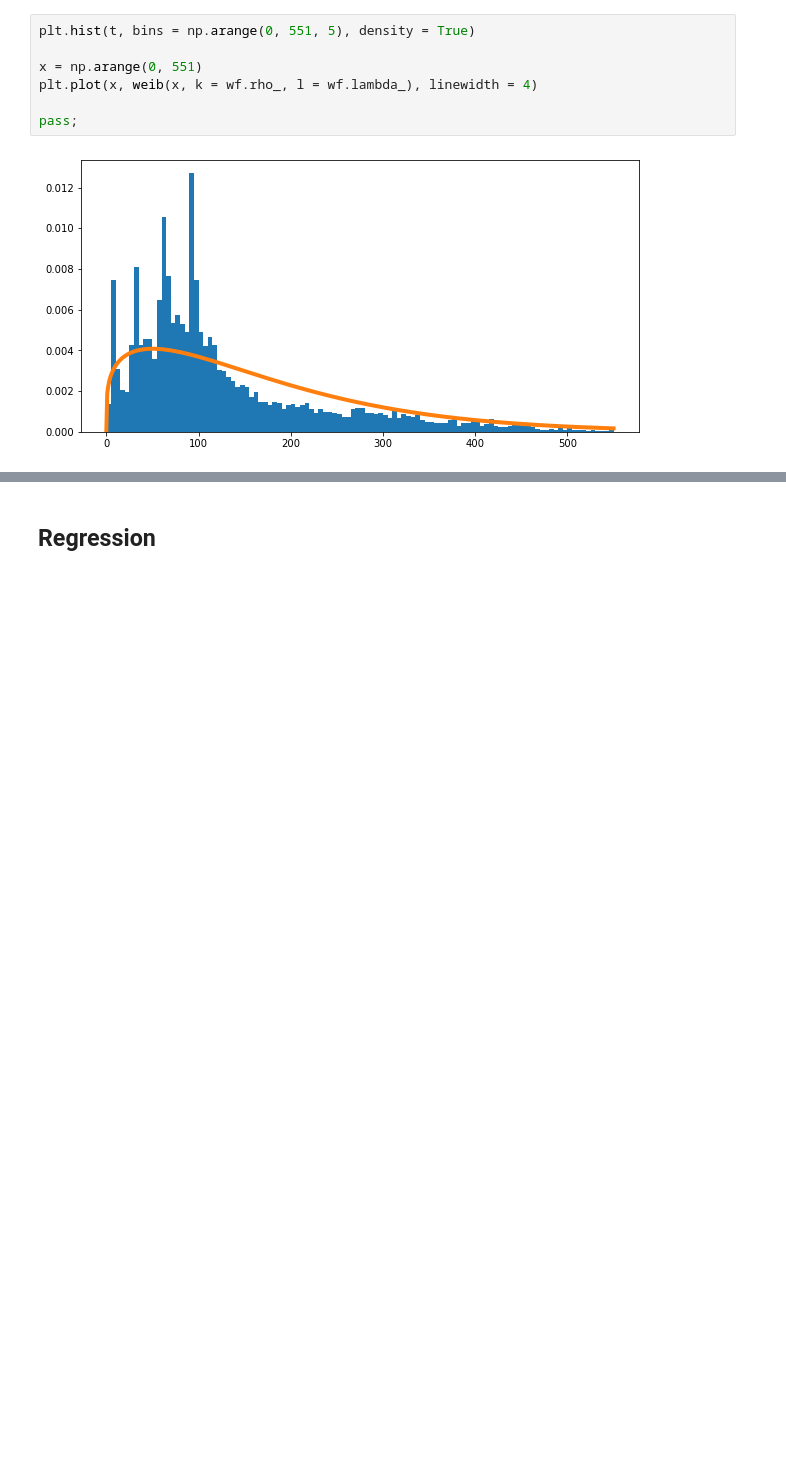
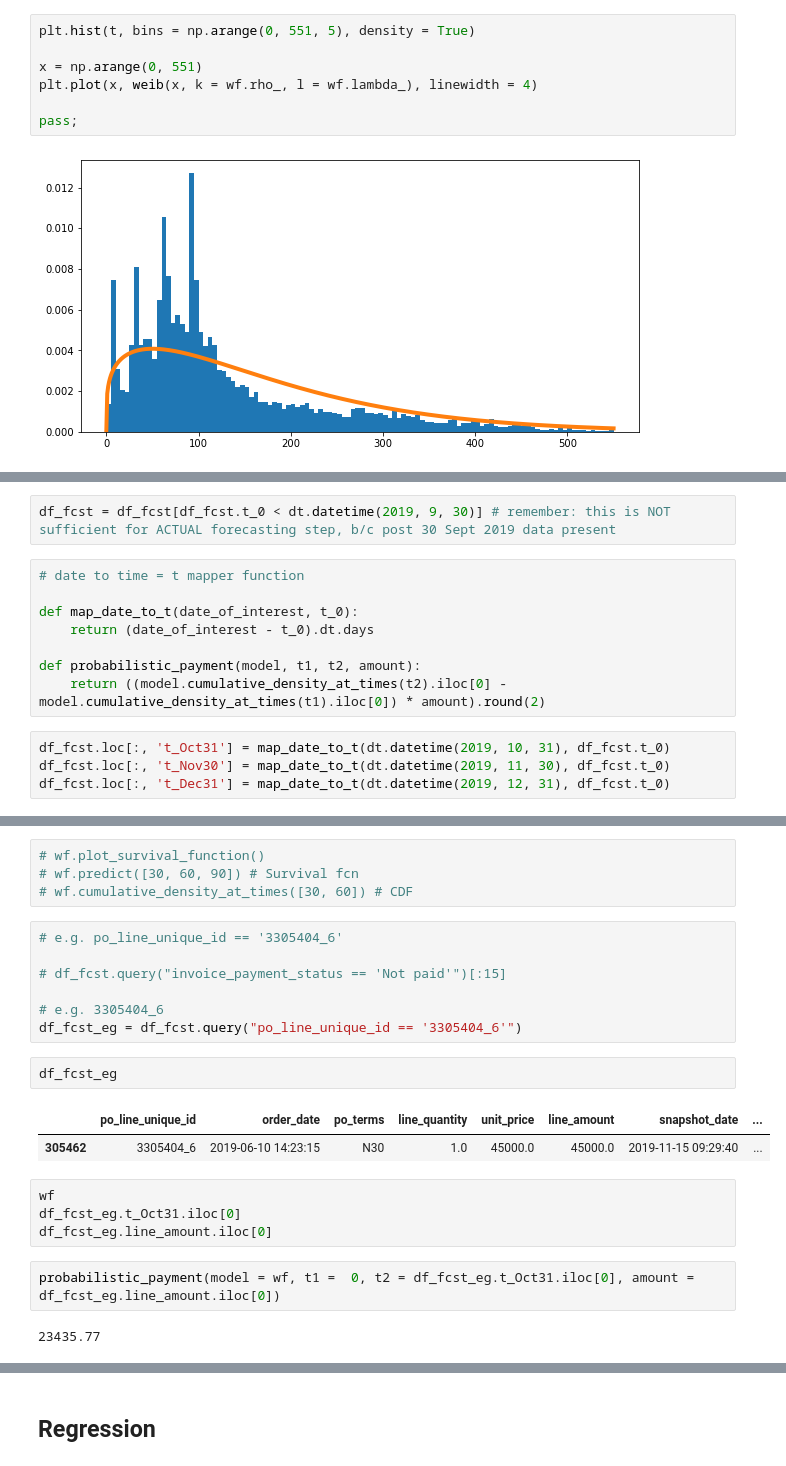
Before and after one commit to cwcomiskey/Misc, a Jupyter notebook: KPN/eda_model_ready.ipynb, the cells around one changed output, grey strips where cells are left out. Saved outputs shown, nothing was run; the diff lists cells and outputs as text; blank space fills up the shorter version.

Commit message:
Adding forecasting mechanics

```diff
--- a/KPN/eda_model_ready.ipynb
+++ b/KPN/eda_model_ready.ipynb
@@ -147,0 +184,14 @@ pass;
+# %%
+df_fcst = df_fcst[df_fcst.t_0 < dt.datetime(2019, 9, 30)] # remember: this is NOT sufficient for ACTUAL forecasting step, b/c post 30 Sept 2019 data present
+# %%
+# date to time = t mapper function
+
+def map_date_to_t(date_of_interest, t_0):
+    return (date_of_interest - t_0).dt.days
+
+def probabilistic_payment(model, t1, t2, amount):
+    return ((model.cumulative_density_at_times(t2).iloc[0] - model.cumulative_density_at_times(t1).iloc[0]) * amount).round(2)
+# %%
+df_fcst.loc[:, 't_Oct31'] = map_date_to_t(dt.datetime(2019, 10, 31), df_fcst.t_0)
+df_fcst.loc[:, 't_Nov30'] = map_date_to_t(dt.datetime(2019, 11, 30), df_fcst.t_0)
+df_fcst.loc[:, 't_Dec31'] = map_date_to_t(dt.datetime(2019, 12, 31), df_fcst.t_0)
@@ -147,0 +206,24 @@ pass;
+# %%
+# wf.plot_survival_function()
+# wf.predict([30, 60, 90]) # Survival fcn
+# wf.cumulative_density_at_times([30, 60]) # CDF
+# %%
+# e.g. po_line_unique_id == '3305404_6'
+
+# df_fcst.query("invoice_payment_status == 'Not paid'")[:15]
+
+# e.g. 3305404_6
+df_fcst_eg = df_fcst.query("po_line_unique_id == '3305404_6'")
+# %%
+df_fcst_eg
+# %% [output]
+|  | po_line_unique_id | order_date | po_terms | line_quantity | unit_price | line_amount | snapshot_date | ... |
+| 305462 | 3305404_6 | 2019-06-10 14:23:15 | N30 | 1.0 | 45000.0 | 45000.0 | 2019-11-15 09:29:40 | ... |
+# %%
+wf
+df_fcst_eg.t_Oct31.iloc[0]
+df_fcst_eg.line_amount.iloc[0]
+# %%
+probabilistic_payment(model = wf, t1 =  0, t2 = df_fcst_eg.t_Oct31.iloc[0], amount = df_fcst_eg.line_amount.iloc[0])
+# %% [output]
+23435.77
```
Also changed, not shown: parts of 19 cells of this notebook.
